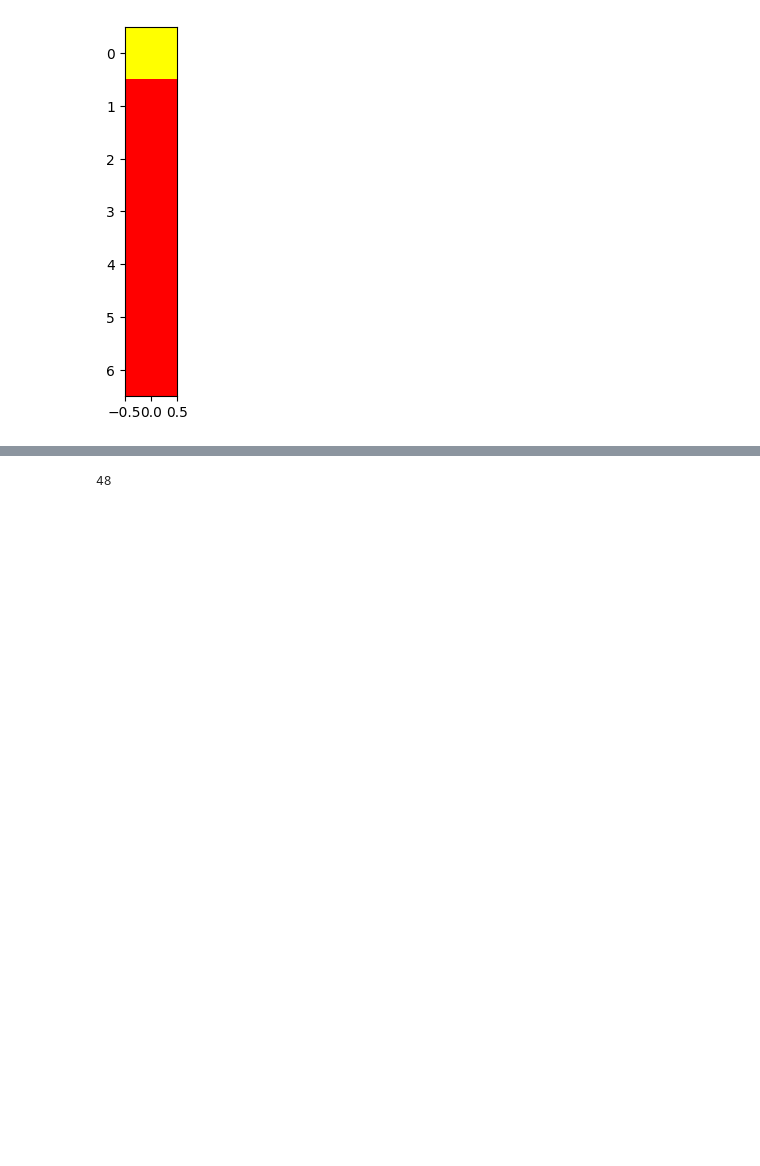
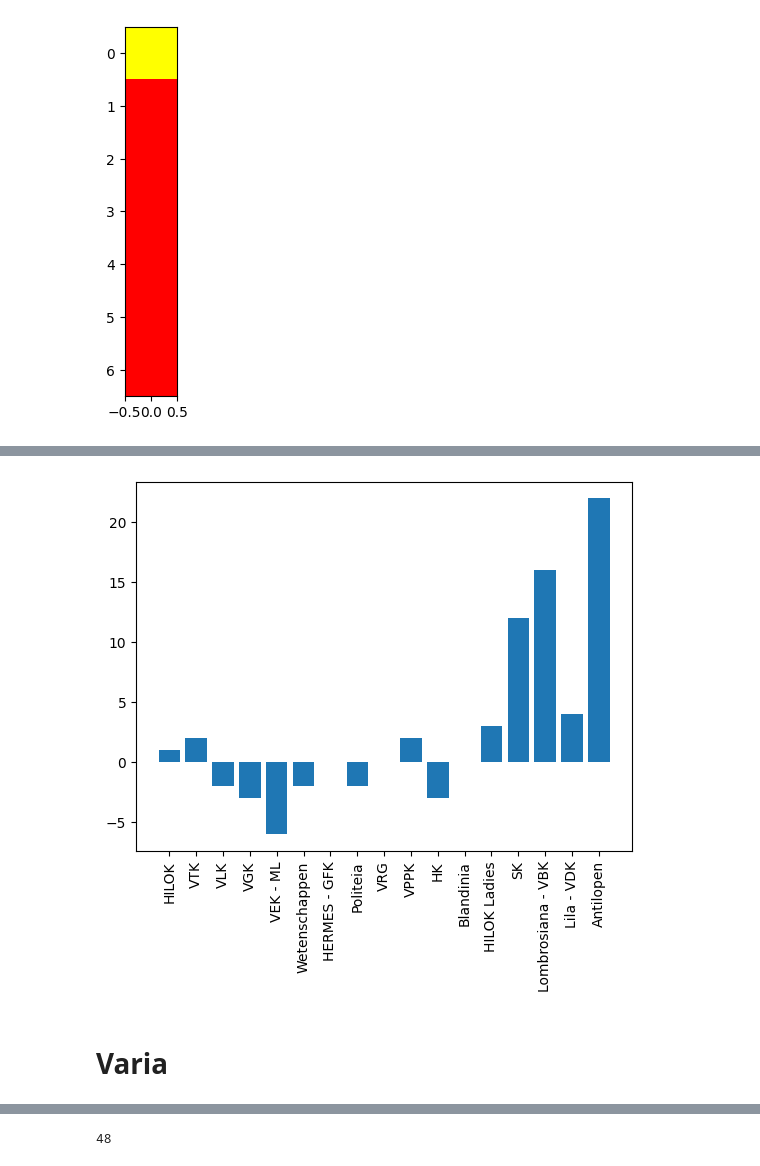
Before and after one commit to FKD13/12urenloop-hmmlearn, a Jupyter notebook: hmmtries.ipynb, the cells around one changed output, grey strips where cells are left out. Cells and saved outputs as stored; diff of their text form; code cells hidden in the pictures; blank space fills up the shorter version.

```diff
--- a/hmmtries.ipynb
+++ b/hmmtries.ipynb
@@ -311,3 +340,19 @@ plt.show()
+# %%
+# Make a random dataset:
+y_pos = np.arange(len(labels))
+
+# Create bars
+plt.bar(y_pos, diff.values())
+
+# Create names on the x-axis
+plt.xticks(y_pos, diff.keys(), rotation=90)
+
+# Show graphic
+plt.show()
+# %% [output]
+[figure, added]
+# %% [markdown]
+# Varia
 # %%
 urenloop_count = [{"count": 875, "team": {"id": 1, "name": "HILOK"}}, {"count": 777, "team": {"id": 3, "name": "VLK"}}, {"count": 669, "team": {"id": 4, "name": "Wetenschappen"}}, {"count": 629, "team": {"id": 5, "name": "VRG"}}, {"count": 649, "team": {"id": 8, "name": "HERMES - GFK"}}, {"count": 553, "team": {"id": 9, "name": "Lila - VDK"}}, {"count": 626, "team": {"id": 10, "name": "VPPK"}}, {"count": 730, "team": {"id": 11, "name": "VEK - ML"}}, {"count": 631, "team": {"id": 12, "name": "HK"}}, {"count": 565, "team": {"id": 13, "name": "Lombrosiana - VBK"}}, {"count": 622, "team": {"id": 14, "name": "Blandinia"}}, {"count": 528, "team": {"id": 17, "name": "Antilopen"}}, {"count": 642, "team": {"id": 7, "name": "Politeia"}}, {"count": 613, "team": {"id": 22, "name": "HILOK Ladies"}}, {"count": 740, "team": {"id": 6, "name": "VGK"}}, {"count": 868, "team": {"id": 2, "name": "VTK"}}, {"count": 577, "team": {"id": 16, "name": "SK"}}]
 
```
Also changed, not shown: parts of 33 cells of this notebook.
